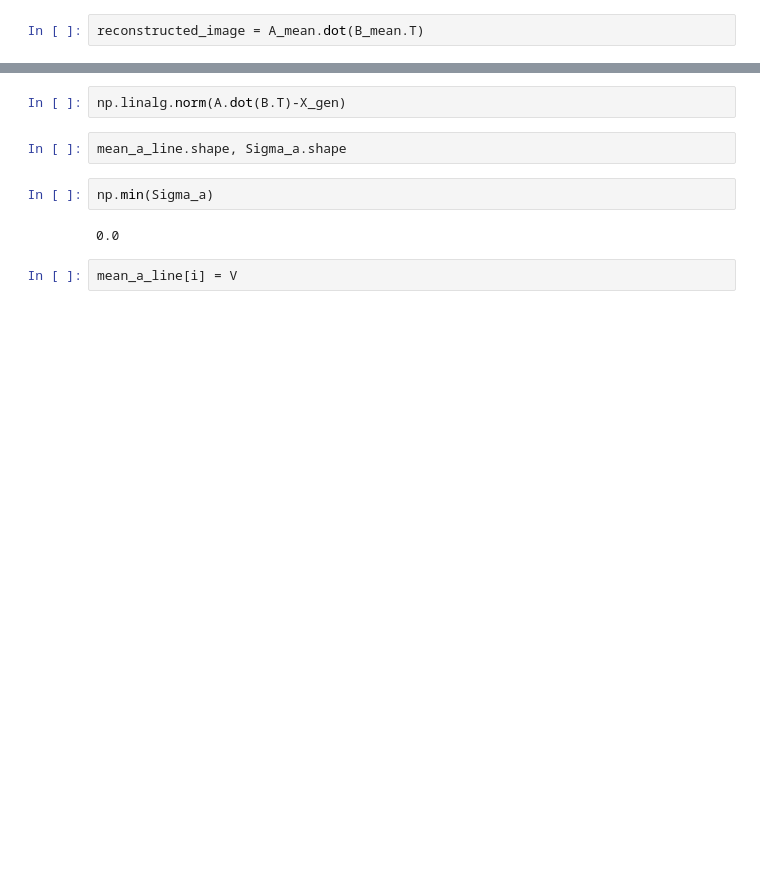
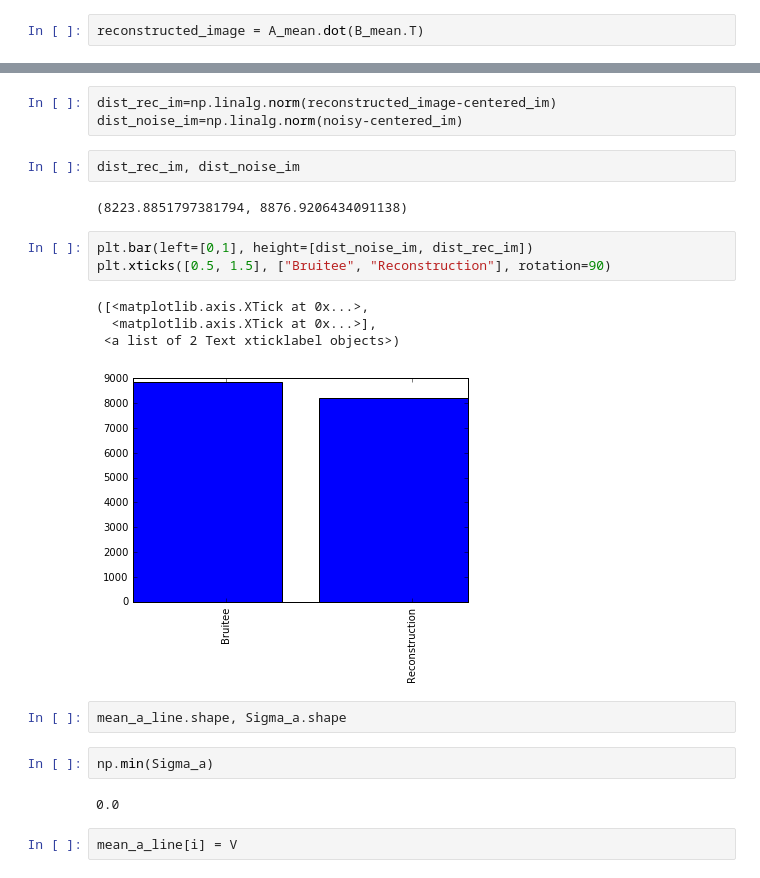
Before and after one commit to sofcalca/aggregation, a Jupyter notebook: Agregation_real image.ipynb, the cells around one changed output, grey strips where cells are left out. Drawn from its saved outputs; the diff is of its cells as text; blank space fills up the shorter version.

```diff
--- a/Agregation_real image.ipynb
+++ b/Agregation_real image.ipynb
@@ -124,5 +130,18 @@ plot_image(reconstructed_image, "Image reconstruite")
-# %%
-np.linalg.norm(A.dot(B.T)-X_gen)
+# %%
+dist_rec_im=np.linalg.norm(reconstructed_image-centered_im)
+dist_noise_im=np.linalg.norm(noisy-centered_im)
+# %%
+dist_rec_im, dist_noise_im
+# %% [output]
+(8223.8851797381794, 8876.9206434091138)
+# %%
+plt.bar(left=[0,1], height=[dist_noise_im, dist_rec_im])
+plt.xticks([0.5, 1.5], ["Bruitee", "Reconstruction"], rotation=90)
+# %% [output]
+([<matplotlib.axis.XTick at 0x...>,
+  <matplotlib.axis.XTick at 0x...>],
+ <a list of 2 Text xticklabel objects>)
+[figure, added]
 # %%
 mean_a_line.shape, Sigma_a.shape
 # %%
```
Also changed, not shown: parts of 6 cells of this notebook.
